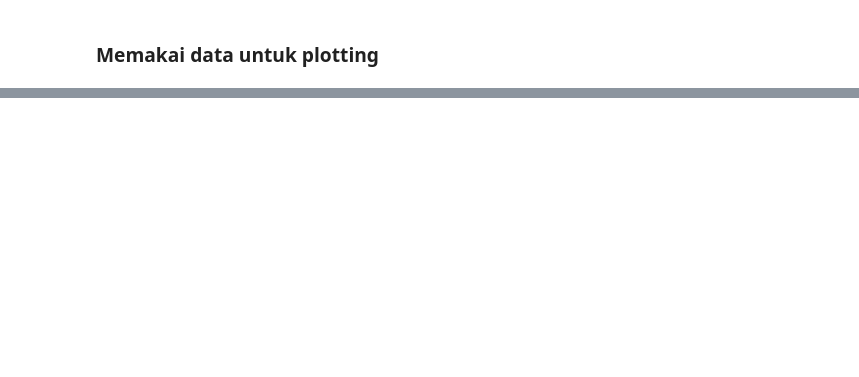
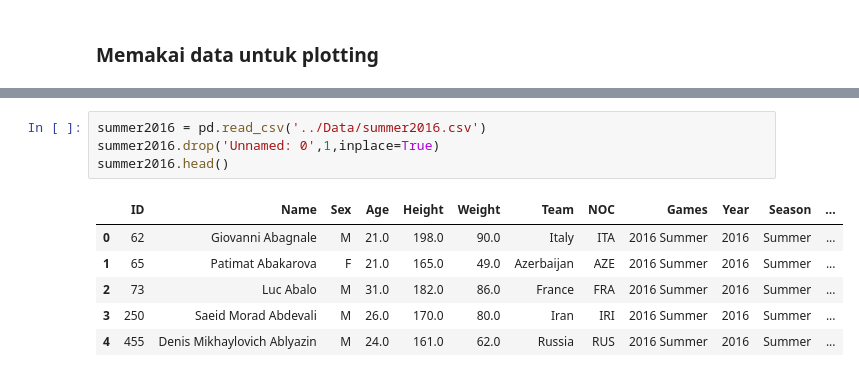
Before and after one commit to R1CryOn/Go-F-Urself, a Jupyter notebook: Koding/Data Visualization 1 - Introduction to Data Visualization and Matplotlib.ipynb, the cells around one changed output, grey strips where cells are left out. Drawn from its saved outputs; the diff is of its cells as text; blank space fills up the shorter version.

```diff
--- a/Koding/Data Visualization 1 - Introduction to Data Visualization and Matplotlib.ipynb
+++ b/Koding/Data Visualization 1 - Introduction to Data Visualization and Matplotlib.ipynb
@@ -50,0 +73,11 @@ data = pd.read_csv()
+# %%
+summer2016 = pd.read_csv('../Data/summer2016.csv')
+summer2016.drop('Unnamed: 0',1,inplace=True)
+summer2016.head()
+# %% [output]
+|  | ID | Name | Sex | Age | Height | Weight | Team | NOC | Games | Year | Season | ... |
+| 0 | 62 | Giovanni Abagnale | M | 21.0 | 198.0 | 90.0 | Italy | ITA | 2016 Summer | 2016 | Summer | ... |
+| 1 | 65 | Patimat Abakarova | F | 21.0 | 165.0 | 49.0 | Azerbaijan | AZE | 2016 Summer | 2016 | Summer | ... |
+| 2 | 73 | Luc Abalo | M | 31.0 | 182.0 | 86.0 | France | FRA | 2016 Summer | 2016 | Summer | ... |
+| 3 | 250 | Saeid Morad Abdevali | M | 26.0 | 170.0 | 80.0 | Iran | IRI | 2016 Summer | 2016 | Summer | ... |
+| 4 | 455 | Denis Mikhaylovich Ablyazin | M | 24.0 | 161.0 | 62.0 | Russia | RUS | 2016 Summer | 2016 | Summer | ... |
```
Also changed, not shown: parts of 8 cells of this notebook, 7 other files.
